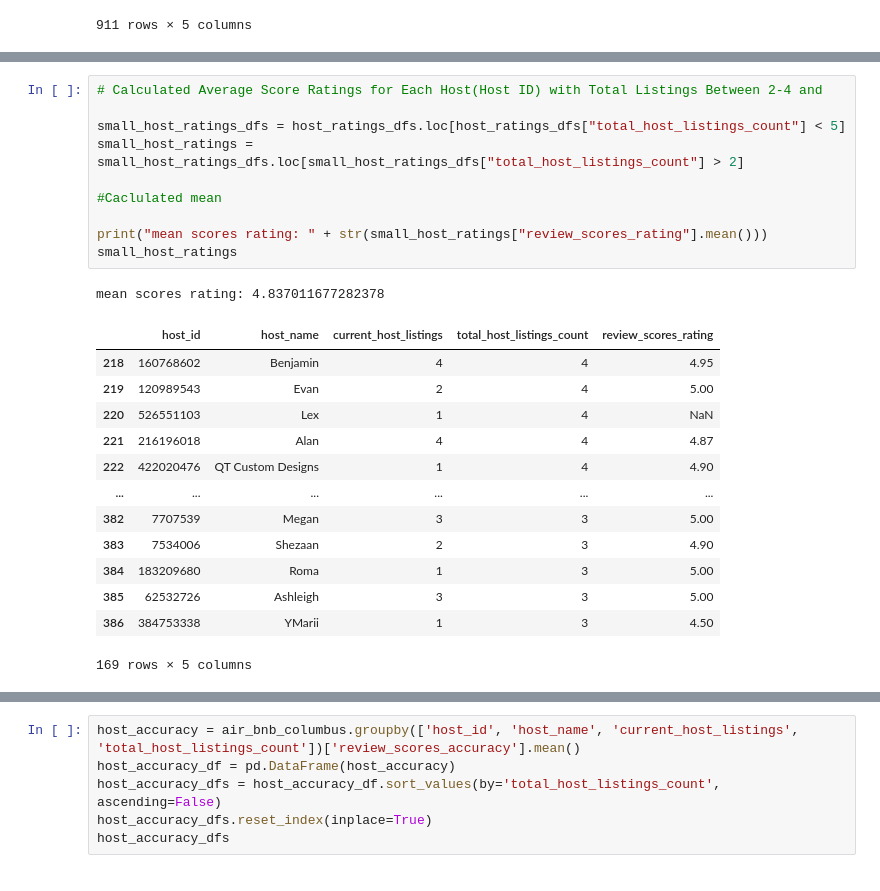
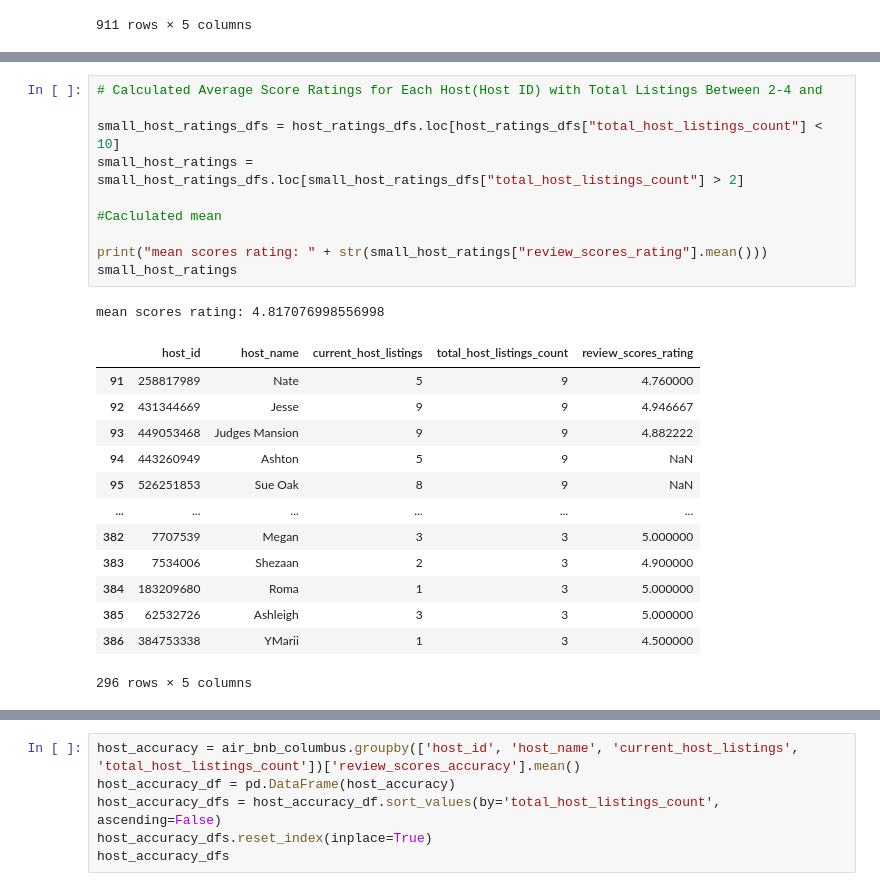
Before and after one commit to twmandel/Data-Project-1, a Jupyter notebook: Columbus_Analysis.ipynb, the cells around one changed output, grey strips where cells are left out. Saved outputs shown, nothing was run; the diff lists cells and outputs as text.

```diff
--- a/Columbus_Analysis.ipynb
+++ b/Columbus_Analysis.ipynb
@@ -513,28 +538,28 @@ host_ratings_dfs
 # %%
 # Calculated Average Score Ratings for Each Host(Host ID) with Total Listings Between 2-4 and
 
-small_host_ratings_dfs = host_ratings_dfs.loc[host_ratings_dfs["total_host_listings_count"] < 5]
+small_host_ratings_dfs = host_ratings_dfs.loc[host_ratings_dfs["total_host_listings_count"] < 10]
 small_host_ratings = small_host_ratings_dfs.loc[small_host_ratings_dfs["total_host_listings_count"] > 2]
 
 #Caclulated mean
 
 print("mean scores rating: " + str(small_host_ratings["review_scores_rating"].mean()))
 small_host_ratings
 # %% [output]
-mean scores rating: 4.837011677282378
+mean scores rating: 4.817076998556998
 |  | host_id | host_name | current_host_listings | total_host_listings_count | review_scores_rating |
-| 218 | 160768602 | Benjamin | 4 | 4 | 4.95 |
-| 219 | 120989543 | Evan | 2 | 4 | 5.00 |
-| 220 | 526551103 | Lex | 1 | 4 | NaN |
-| 221 | 216196018 | Alan | 4 | 4 | 4.87 |
-| 222 | 422020476 | QT Custom Designs | 1 | 4 | 4.90 |
+| 91 | 258817989 | Nate | 5 | 9 | 4.760000 |
+| 92 | 431344669 | Jesse | 9 | 9 | 4.946667 |
+| 93 | 449053468 | Judges Mansion | 9 | 9 | 4.882222 |
+| 94 | 443260949 | Ashton | 5 | 9 | NaN |
+| 95 | 526251853 | Sue Oak | 8 | 9 | NaN |
 | ... | ... | ... | ... | ... | ... |
-| 382 | 7707539 | Megan | 3 | 3 | 5.00 |
-| 383 | 7534006 | Shezaan | 2 | 3 | 4.90 |
-| 384 | 183209680 | Roma | 1 | 3 | 5.00 |
-| 385 | 62532726 | Ashleigh | 3 | 3 | 5.00 |
-| 386 | 384753338 | YMarii | 1 | 3 | 4.50 |
+| 382 | 7707539 | Megan | 3 | 3 | 5.000000 |
+| 383 | 7534006 | Shezaan | 2 | 3 | 4.900000 |
+| 384 | 183209680 | Roma | 1 | 3 | 5.000000 |
+| 385 | 62532726 | Ashleigh | 3 | 3 | 5.000000 |
+| 386 | 384753338 | YMarii | 1 | 3 | 4.500000 |
-169 rows × 5 columns
+296 rows × 5 columns
 # %%
 # Calculated Average Score Ratings for Each Host(Host ID) with Total Listings Greater than 5
 
```
Also changed, not shown: parts of 18 cells of this notebook.
